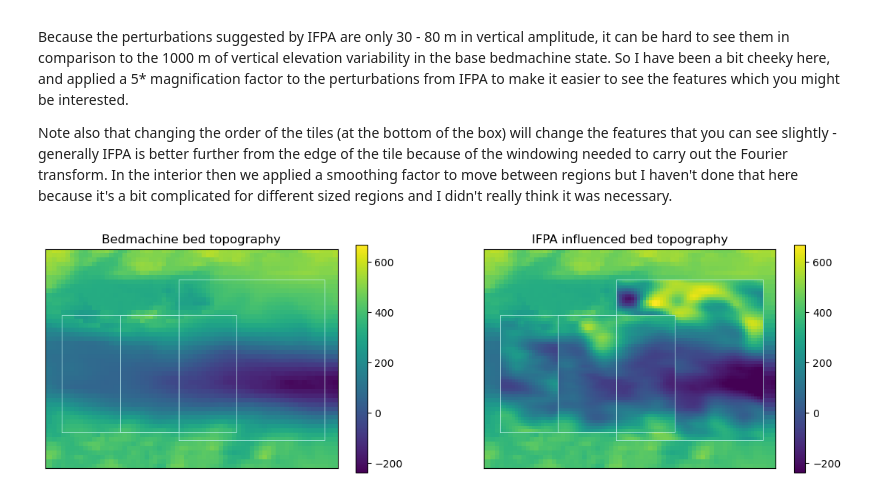
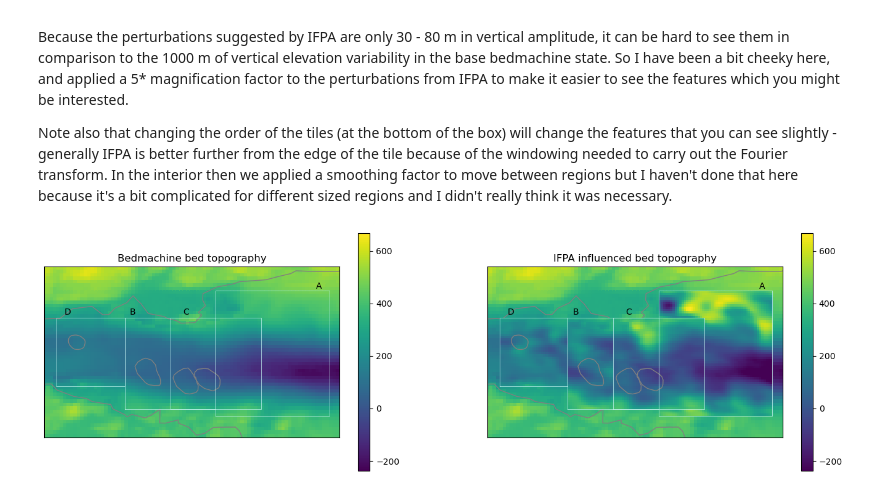
Before and after one commit to hockenden97/Inverting_ice_surface, a Jupyter notebook: IFPA_Isunguata_Sermia.ipynb, the cells around one changed output. Cells and saved outputs as stored; diff of their text form; code cells hidden in the pictures.

```diff
--- a/IFPA_Isunguata_Sermia.ipynb
+++ b/IFPA_Isunguata_Sermia.ipynb
@@ -359,18 +372,24 @@ im[0][1] = ax[0,1].pcolor(X_bedmach, Y_bedmach, thick, shading = 'auto')
 im[1][0] = ax[1,0].pcolor(X_coord, Y_coord, Uvel, shading = 'auto')
 im[1][1] = ax[1,1].pcolor(X_coord, Y_coord, Vvel, shading = 'auto')
 for i,j in itertools.product(range(2), range(2)):
-    plt.colorbar(im[i][j])
+    plt.colorbar(im[i][j], ax = ax[i][j])
     GrLaGrLi.plot(ax = ax[i][j], facecolor = 'None', edgecolor='grey')
-    ax[i][j].get_xaxis().set_ticks([]); ax[i][j].get_yaxis().set_ticks([]);
+    Elevation_anomalies.plot(ax = ax[i][j], facecolor = 'None', edgecolor='grey', zorder = 10)
+    IceMask.plot(ax= ax[i][j], facecolor = 'None', edgecolor='grey')
+    #ax[i][j].get_xaxis().set_ticks([]); ax[i][j].get_yaxis().set_ticks([]);
     ax[i][j].set_xlim(np.min(X_coord), np.max(X_coord))
     ax[i][j].set_ylim(np.min(Y_coord), np.max(Y_coord))
     ax[i][j].plot(*poly_data2.exterior.xy, color = '#c6f5f3', linewidth = 0.5)
     ax[i][j].plot(*poly_data3.exterior.xy, color = '#c6f5f3', linewidth = 0.5)
     ax[i][j].plot(*poly_data4.exterior.xy, color = '#c6f5f3', linewidth = 0.5)
+    ax[i][j].plot(*poly_data5.exterior.xy, color = '#c6f5f3', linewidth = 0.5)
     ax[i][j].set_title(titles[i][j])
     ax[i][j].annotate('A', xy = (2,1), xytext = (0.93, 0.74), xycoords = 'axes fraction', ha = 'center', color = 'k');
     ax[i][j].annotate('B', xy = (2,1), xytext = (0.42, 0.63), xycoords = 'axes fraction', ha = 'center', color = 'k');
     ax[i][j].annotate('C', xy = (2,1), xytext = (0.58, 0.63), xycoords = 'axes fraction', ha = 'center', color = 'k');
+    ax[i][j].annotate('D', xy = (2,1), xytext = (0.23, 0.64), xycoords = 'axes fraction', ha = 'center', color = 'k');
 im[1][0].set_clim(None,10);
 im[1][1].set_clim(-30,70);
+
+fig.savefig('IS_regions.png', dpi = 200, bbox_inches = 'tight')
 # %% [output]
@@ -534,0 +562,4 @@ for i in range(3):
+# %%
+# Apply IFPA to the grid
+B_ift_D, bed_interp_D, X_small_D, Y_small_D, S_small, U_small, V_small, SURF_interp, VX_rot, VY_rot, ice_direct, S_4inv, U_4inv, V_4inv = \
+    IFPA(X_coord, Y_coord, ArcticDEM2, Uvel, Vvel, X_bedmach, Y_bedmach, bed, thick, boundsD)
@@ -535,25 +590,36 @@ for i in range(3):
 # %% [markdown]
 ## Looking at all these regions together ##
 # %%
-fig, ax = plt.subplots(1,2, figsize = (14,4))
+fig, ax = plt.subplots(1,2, figsize = (17,4))
 titles = ['Bedmachine bed topography', 'IFPA influenced bed topography']
 for i in range(2):
     im = ax[i].pcolor(X_bedmach, Y_bedmach, bed)
     plt.colorbar(im, ax = ax[i])
     GrLaGrLi.plot(ax = ax[i], facecolor = 'None', edgecolor='grey')
+    Elevation_anomalies.plot(ax = ax[i], facecolor = 'None', edgecolor='grey', zorder = 20)
+    IceMask.plot(ax= ax[i], facecolor = 'None', edgecolor='grey')
     ax[i].get_xaxis().set_ticks([]); ax[i].get_yaxis().set_ticks([]);
     #ax[i].set_xlim(np.min(X_coord), np.max(X_coord))
     #ax[i].set_ylim(np.min(Y_coord), np.max(Y_coord))
-    ax[i].set_xlim(-0.228e6, -0.218e6)
+    ax[i].set_xlim(-0.231e6, -0.218e6)
     ax[i].set_ylim(-2.4965e6, -2.489e6)
     ax[i].plot(*poly_data2.exterior.xy, color = '#c6f5f3', linewidth = 0.5, zorder = 20)
     ax[i].plot(*poly_data3.exterior.xy, color = '#c6f5f3', linewidth = 0.5, zorder = 20)
     ax[i].plot(*poly_data4.exterior.xy, color = '#c6f5f3', linewidth = 0.5, zorder = 20)
+    ax[i].plot(*poly_data5.exterior.xy, color = '#c6f5f3', linewidth = 0.5, zorder = 20)
     ax[i].set_title(titles[i])
+    ax[i].annotate('A', xy = (2,1), xytext = (0.93, 0.87), xycoords = 'axes fraction', ha = 'center', color = 'k');
+    ax[i].annotate('B', xy = (2,1), xytext = (0.3, 0.72), xycoords = 'axes fraction', ha = 'center', color = 'k');
+    ax[i].annotate('C', xy = (2,1), xytext = (0.48, 0.72), xycoords = 'axes fraction', ha = 'center', color = 'k');
+    ax[i].annotate('D', xy = (2,1), xytext = (0.08, 0.72), xycoords = 'axes fraction', ha = 'center', color = 'k');
 im1 = ax[1].imshow(B_ift_A.real + bed_interp_A, extent = boundsA, zorder = 10)
 im1.set_clim(np.min(bed), np.max(bed))
 im1 = ax[1].imshow(B_ift_B.real + bed_interp_B, extent = boundsB, zorder = 10)
 im1.set_clim(np.min(bed), np.max(bed))
 im1 = ax[1].imshow(B_ift_C.real + bed_interp_C, extent = boundsC, zorder = 10)
 im1.set_clim(np.min(bed), np.max(bed))
+im1 = ax[1].imshow(B_ift_D.real + bed_interp_D, extent = boundsD, zorder = 10)
+im1.set_clim(np.min(bed), np.max(bed))
+
+fig.savefig('IS_overview.png', dpi = 200, bbox_inches = 'tight')
 # %% [output]
@@ -567,26 +633,37 @@ Note also that changing the order of the tiles (at the bottom of the box) will c
 # %%
 exag = 5
 
-fig, ax = plt.subplots(1,2, figsize = (14,4))
+fig, ax = plt.subplots(1,2, figsize = (17,5))
 titles = ['Bedmachine bed topography', 'IFPA influenced bed topography']
 for i in range(2):
     im = ax[i].pcolor(X_bedmach, Y_bedmach, bed)
     plt.colorbar(im, ax = ax[i])
     GrLaGrLi.plot(ax = ax[i], facecolor = 'None', edgecolor='grey')
+    Elevation_anomalies.plot(ax = ax[i], facecolor = 'None', edgecolor='grey', zorder = 20)
+    IceMask.plot(ax= ax[i], facecolor = 'None', edgecolor='grey')
     ax[i].get_xaxis().set_ticks([]); ax[i].get_yaxis().set_ticks([]);
     #ax[i].set_xlim(np.min(X_coord), np.max(X_coord))
     #ax[i].set_ylim(np.min(Y_coord), np.max(Y_coord))
-    ax[i].set_xlim(-0.228e6, -0.218e6)
+    ax[i].set_xlim(-0.231e6, -0.218e6)
     ax[i].set_ylim(-2.4965e6, -2.489e6)
     ax[i].plot(*poly_data2.exterior.xy, color = '#c6f5f3', linewidth = 0.5, zorder = 20)
     ax[i].plot(*poly_data3.exterior.xy, color = '#c6f5f3', linewidth = 0.5, zorder = 20)
     ax[i].plot(*poly_data4.exterior.xy, color = '#c6f5f3', linewidth = 0.5, zorder = 20)
+    ax[i].plot(*poly_data5.exterior.xy, color = '#c6f5f3', linewidth = 0.5, zorder = 20)
     ax[i].set_title(titles[i])
+    ax[i].annotate('A', xy = (2,1), xytext = (0.93, 0.87), xycoords = 'axes fraction', ha = 'center', color = 'k');
+    ax[i].annotate('B', xy = (2,1), xytext = (0.3, 0.72), xycoords = 'axes fraction', ha = 'center', color = 'k');
+    ax[i].annotate('C', xy = (2,1), xytext = (0.48, 0.72), xycoords = 'axes fraction', ha = 'center', color = 'k');
+    ax[i].annotate('D', xy = (2,1), xytext = (0.08, 0.72), xycoords = 'axes fraction', ha = 'center', color = 'k');
 im1 = ax[1].imshow(B_ift_A.real*exag + bed_interp_A, extent = boundsA, zorder = 10)
 im1.set_clim(np.min(bed), np.max(bed))
 im1 = ax[1].imshow(B_ift_B.real*exag + bed_interp_B, extent = boundsB, zorder = 10)
 im1.set_clim(np.min(bed), np.max(bed))
 im1 = ax[1].imshow(B_ift_C.real*exag + bed_interp_C, extent = boundsC, zorder = 10)
 im1.set_clim(np.min(bed), np.max(bed))
+im1 = ax[1].imshow(B_ift_D.real*exag + bed_interp_D, extent = boundsD, zorder = 10)
+im1.set_clim(np.min(bed), np.max(bed))
+
+fig.savefig('IS_5xexag.png', dpi = 200, bbox_inches = 'tight')
 # %% [output]
-[figure, old version]
+[figure, new version]
```
Also changed, not shown: parts of 10 cells of this notebook.
